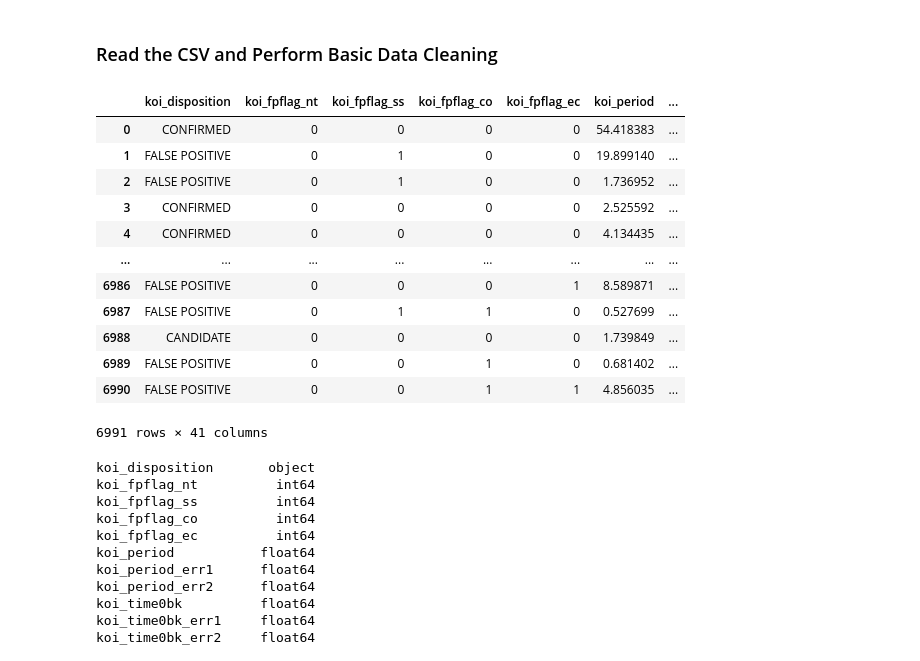
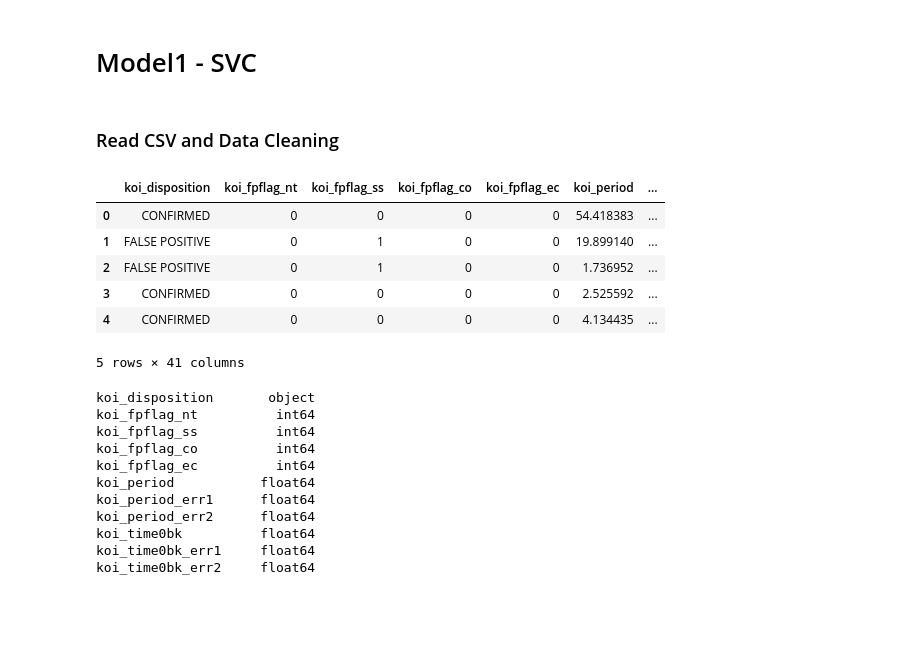
Before and after one commit to anthonyvanderwal/machine-learning-challenge, a Jupyter notebook: model1_svc.ipynb, the cells around one changed output. Drawn from its saved outputs; the diff is of its cells as text; code cells hidden in the pictures; blank space fills up the shorter version.

```diff
--- a/model_1.ipynb
+++ b/model1_svc.ipynb
@@ -1,3 +1,5 @@
+# %% [markdown]
+# Model1 - SVC
 # %%
 # update sklearn
 #!pip install sklearn --upgrade
@@ -5,25 +7,19 @@
 # install joblib used to save model - restart kernel after installing
 #!pip install joblib
 # %% [markdown]
-### Read the CSV and Perform Basic Data Cleaning
+### Read CSV and Data Cleaning
 # %%
 import pandas as pd
-df = pd.read_csv("./resources/exoplanet_data.csv")
+df = pd.read_csv('./resources/exoplanet_data.csv')
 df = df.dropna(axis='columns', how='all')  # Drop the null columns where all values are null
 df = df.dropna()  # Drop the null rows
-df
+df.head()
 # %% [output]
 |  | koi_disposition | koi_fpflag_nt | koi_fpflag_ss | koi_fpflag_co | koi_fpflag_ec | koi_period | ... |
 | 0 | CONFIRMED | 0 | 0 | 0 | 0 | 54.418383 | ... |
 | 1 | FALSE POSITIVE | 0 | 1 | 0 | 0 | 19.899140 | ... |
 | 2 | FALSE POSITIVE | 0 | 1 | 0 | 0 | 1.736952 | ... |
 | 3 | CONFIRMED | 0 | 0 | 0 | 0 | 2.525592 | ... |
 | 4 | CONFIRMED | 0 | 0 | 0 | 0 | 4.134435 | ... |
-| ... | ... | ... | ... | ... | ... | ... | ... |
-| 6986 | FALSE POSITIVE | 0 | 0 | 0 | 1 | 8.589871 | ... |
-| 6987 | FALSE POSITIVE | 0 | 1 | 1 | 0 | 0.527699 | ... |
-| 6988 | CANDIDATE | 0 | 0 | 0 | 0 | 1.739849 | ... |
-| 6989 | FALSE POSITIVE | 0 | 0 | 1 | 0 | 0.681402 | ... |
-| 6990 | FALSE POSITIVE | 0 | 0 | 1 | 1 | 4.856035 | ... |
-6991 rows × 41 columns
+5 rows × 41 columns
 # %%
```
Also changed, not shown: parts of 18 cells of this notebook, 3 other files.
